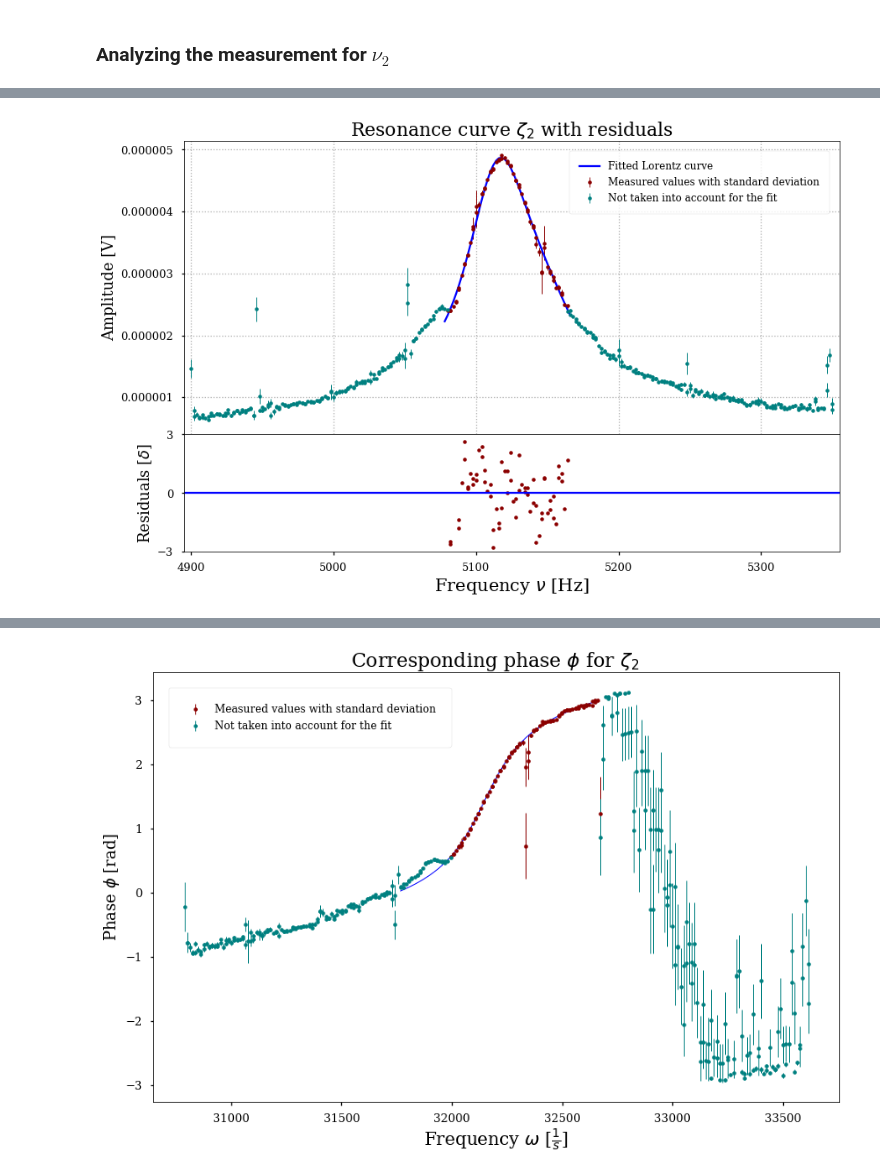
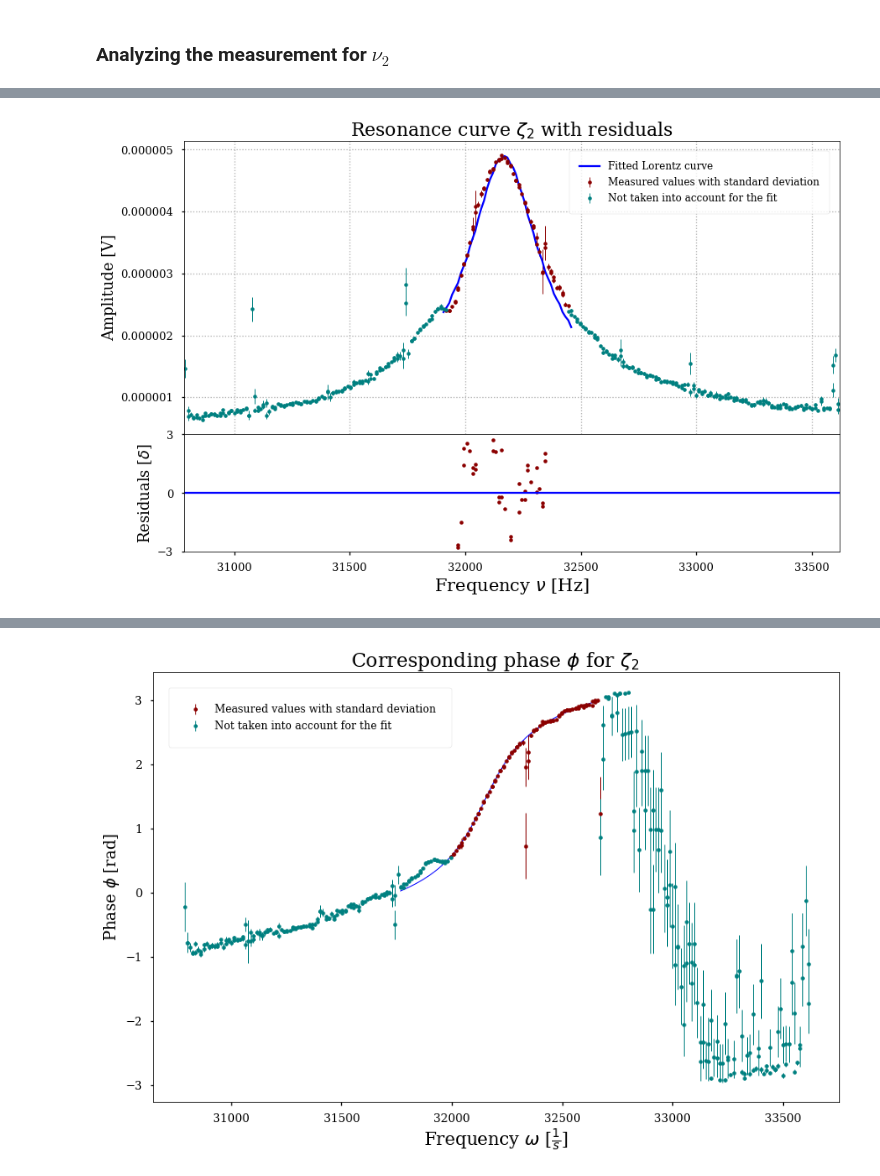
Before and after one commit to mathieukaltschmidt/FP-physics-lab-course, a Jupyter notebook: F75 Computer and Data Processing/Python/F75 Computer and Data processing .ipynb, the cells around one changed output, grey strips where cells are left out. Cells and saved outputs as stored; diff of their text form; code cells hidden in the pictures.

```diff
--- a/F75 Computer and Data Processing/Python/F75 Computer and Data processing .ipynb
+++ b/F75 Computer and Data Processing/Python/F75 Computer and Data processing .ipynb
@@ -246,17 +337,17 @@ plt.show()
 def Lorentzian_Corr(w,A,w0,gamma,B,omega,phi):
     return A/(np.sqrt((w0**2-w**2)**2+(gamma*w)**2)) + B*np.cos(omega*w + phi)
 
-params = [1.14044667e+00,   5.11974119e+03,  -4.55475529e+01,  1e-9, 0.03, 0]
+params = [1.14044667e+00,  2*np.pi* 5.11974119e+03,  -4.55475529e+01,  1e-9, 0.03, 0]
 
 #Loading DATA
 amp2, amp2_dev, phase2, phase2_dev, freq2 =  np.loadtxt(r'DATA/PartA/data2.txt', skiprows=1, unpack=True)
 
 #Fitting the corrected Lorentz curve
-popt_amp2, pcov_amp2 = curve_fit(Lorentzian_Corr, 2*freq2[150:220], amp2[150:220], sigma = amp2_dev[150:220], p0 = params)
+popt_amp2, pcov_amp2 = curve_fit(Lorentzian_Corr, 4*np.pi*freq2[150:220], amp2[150:220], sigma = amp2_dev[150:220], p0 = params)
 
 
 #Calculating the residuals (omitting other peaks)
-res2 = residual(amp2, Lorentzian_Corr(2*freq2, *popt_amp2), amp2_dev)
+res2 = residual(amp2, Lorentzian_Corr(4*np.pi*freq2, *popt_amp2), amp2_dev)
 
 res2_corrected = []
 freq2_corrected2 = []
@@ -270,6 +361,3 @@ for index in range(len(res2)):
 
 res2_corrected = np.array(res2_corrected)
 freq2_corrected2 = np.array(freq2_corrected2)
-
-print(len(res2))
-print(len(res2_corrected))
@@ -299,34 +384,34 @@ P =  100.0  %
 # %%
 #Plotting the results for the amplitude
 fig, axs = plt.subplots(2, 1, sharex=True,gridspec_kw = {'height_ratios':[2.5, 1]})
 fig.subplots_adjust(hspace=0)
 
 
 # Plot each graph, and manually set the y tick values
-axs[0].errorbar(2*freq2[150:220], amp2[150:220], yerr=amp2_dev[150:220], linewidth=1,linestyle='',marker='.',color='darkred', label='Measured values with standard deviation')
-axs[0].errorbar(2*freq2[:150], amp2[:150], yerr=amp2_dev[:150], linewidth=1,linestyle='',marker='.',color='teal', label='Not taken into account for the fit')
-axs[0].errorbar(2*freq2[220:], amp2[220:], yerr=amp2_dev[220:], linewidth=1,linestyle='',marker='.',color='teal')
-axs[0].plot(2*np.array(freq2[148:222]), Lorentzian_Corr(2*np.array(freq2[148:222]), *popt_amp2), color = 'blue', label  = 'Fitted Lorentz curve')
+axs[0].errorbar(4*np.pi*freq2[150:220], amp2[150:220], yerr=amp2_dev[150:220], linewidth=1,linestyle='',marker='.',color='darkred', label='Measured values with standard deviation')
+axs[0].errorbar(4*np.pi*freq2[:150], amp2[:150], yerr=amp2_dev[:150], linewidth=1,linestyle='',marker='.',color='teal', label='Not taken into account for the fit')
+axs[0].errorbar(4*np.pi*freq2[220:], amp2[220:], yerr=amp2_dev[220:], linewidth=1,linestyle='',marker='.',color='teal')
+axs[0].plot(4*np.pi*np.array(freq2[148:222]), Lorentzian_Corr(4*np.pi*np.array(freq2[148:222]), *popt_amp2), color = 'blue', label  = 'Fitted Lorentz curve')
 
 axs[0].set_title(r"Resonance curve $\zeta_2$ with residuals", size = 22)
 axs[0].set_ylabel(r'Amplitude [V]', size=18)
 axs[0].grid(ls='dotted')
 axs[0].legend(frameon=True,fontsize='large', borderpad=1, borderaxespad=1,loc='upper right')
 
-axs[1].plot(2*freq2[150:220], res2[150:220], color = 'darkred', linewidth=1, linestyle='',marker='.' )
-axs[1].plot(np.linspace(2*freq2[0]-5, 2*freq2[-1]+5,2), np.zeros(2), color = 'blue')
+axs[1].plot(4*np.pi*freq2[150:220], res2[150:220], color = 'darkred', linewidth=1, linestyle='',marker='.' )
+axs[1].plot(np.linspace(4*np.pi*freq2[0]-5, 4*np.pi*freq2[-1]+5,2), np.zeros(2), color = 'blue')
 
 axs[1].set_yticks(np.arange(-9, 9, 3))
 axs[1].set_ylabel(r'Residuals [$\delta$]', size=18)
 axs[1].set_xlabel(r'Frequency $\nu$ [Hz]', size=21)
-axs[1].set_xlim(2*freq2[0]-5, 2*freq2[-1]+5)
+axs[1].set_xlim(4*np.pi*freq2[0]-5, 4*np.pi*freq2[-1]+5)
 axs[1].set_ylim(-3, 3)
 
 
 
 #Saving figure
 #plt.tight_layout()
 plt.savefig('Plots/nu2_amplitude.pdf', format='PDF')
 plt.show()
 # %% [output]
-[figure, old version]
+[figure, new version]
```
Also changed, not shown: parts of 18 cells of this notebook, 32 other files.
